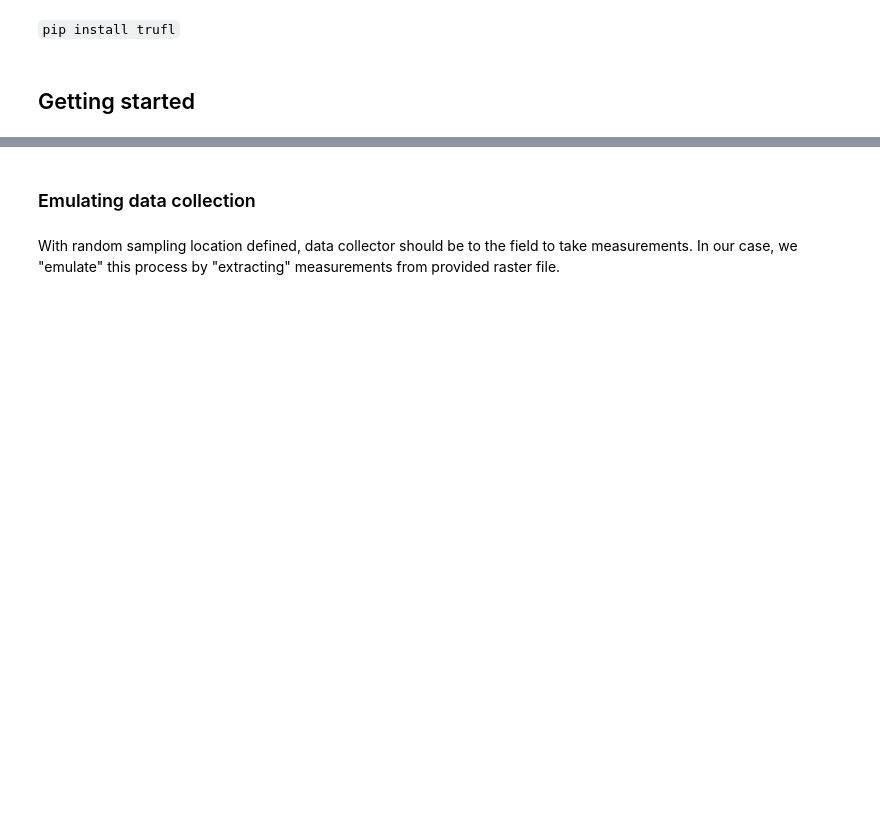
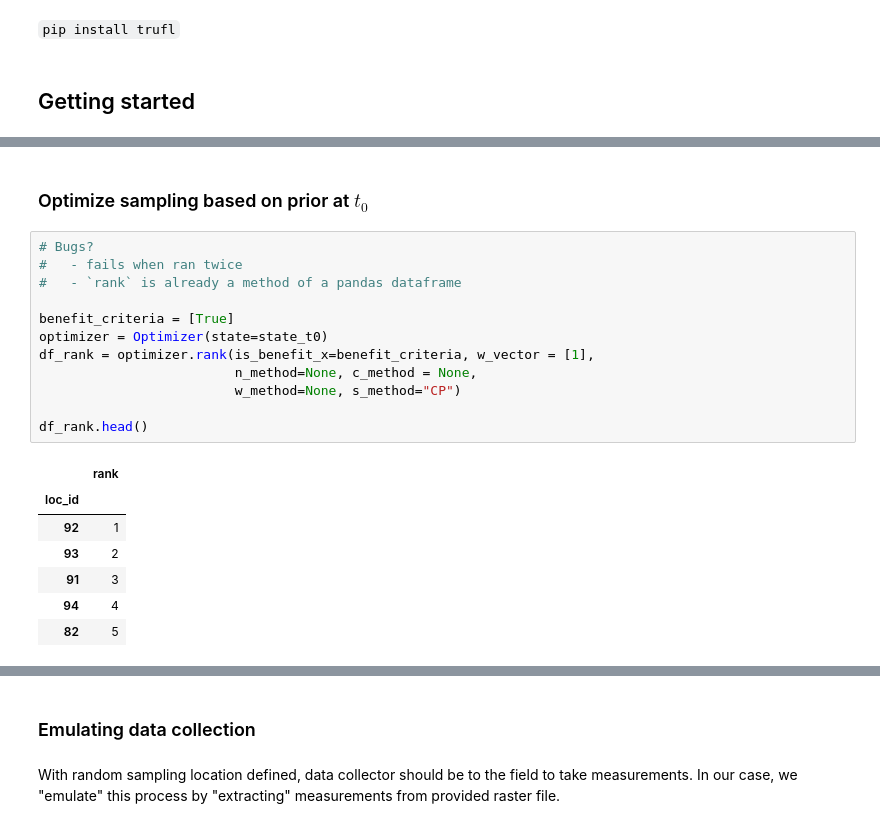
Before and after one commit to franckalbinet/trufl, a Jupyter notebook: nbs/index.ipynb, the cells around one changed output, grey strips where cells are left out. Drawn from its saved outputs; the diff is of its cells as text; blank space fills up the shorter version.

```diff
--- a/nbs/index.ipynb
+++ b/nbs/index.ipynb
@@ -57,0 +129,22 @@ gdf_grid.boundary.plot(color=black, lw=0.5);
+# %% [markdown]
+### Optimize sampling based on prior at $t_0$
+# %%
+# Bugs?
+#   - fails when ran twice
+#   - `rank` is already a method of a pandas dataframe
+
+benefit_criteria = [True]
+optimizer = Optimizer(state=state_t0)
+df_rank = optimizer.rank(is_benefit_x=benefit_criteria, w_vector = [1],
+                         n_method=None, c_method = None,
+                         w_method=None, s_method="CP")
+
+df_rank.head()
+# %% [output]
+|  | rank |
+| loc_id |  |
+| 92 | 1 |
+| 93 | 2 |
+| 91 | 3 |
+| 94 | 4 |
+| 82 | 5 |
```
Also changed, not shown: parts of 34 cells of this notebook, 10 other files.
